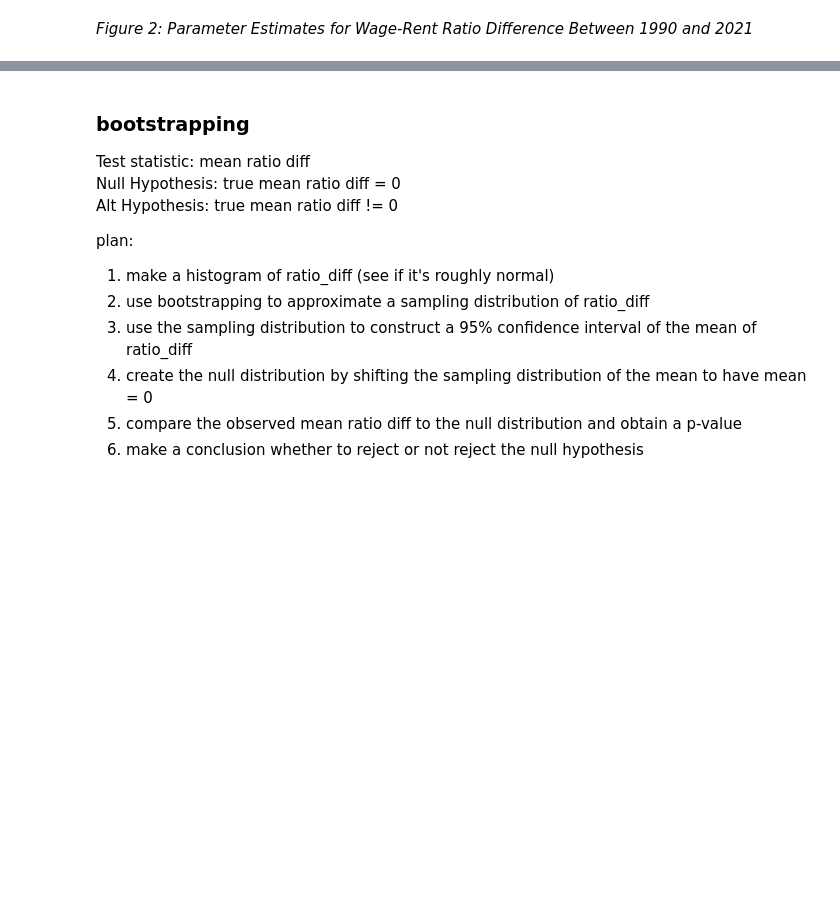
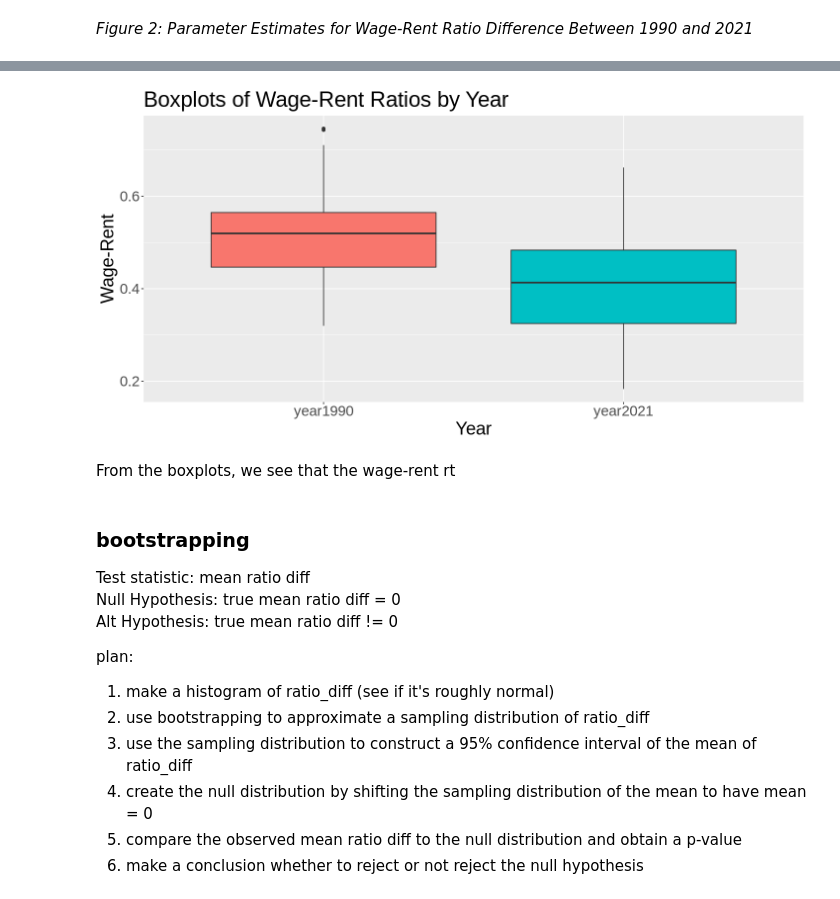
Before and after one commit to Guo-Michael/stat_201_project, a Jupyter notebook: final_report.ipynb, the cells around one changed output, grey strips where cells are left out. Cells and saved outputs as stored; diff of their text form; code cells hidden in the pictures; blank space fills up the shorter version.

Commit message:
Added boxplots to aide in 2-sample t-test

```diff
--- a/final_report.ipynb
+++ b/final_report.ipynb
@@ -114,0 +145,15 @@ wage_rent_ratio_diff_estimates
+# %%
+bp_df <- pivot_longer(rentwage_clean,
+                     cols=year1990:year2021,
+                     names_to="year",
+                     values_to="wage_ratio")
+boxplots <- bp_df %>%
+    ggplot() +
+    geom_boxplot(aes(year, wage_ratio, fill=year)) +
+    theme(text = element_text(size = 22)) +
+    ggtitle("Boxplots of Wage-Rent Ratios by Year") +
+    xlab("Year") +
+    ylab("Wage-Rent") +
+    guides(fill = FALSE)
+boxplots
+# %% [output]
@@ -115,3 +162,6 @@ wage_rent_ratio_diff_estimates
+[figure, added]
+# %% [markdown]
+From the boxplots, we see that the wage-rent rt
 # %% [markdown]
 ### bootstrapping
 
```
Also changed, not shown: parts of 6 cells of this notebook.
